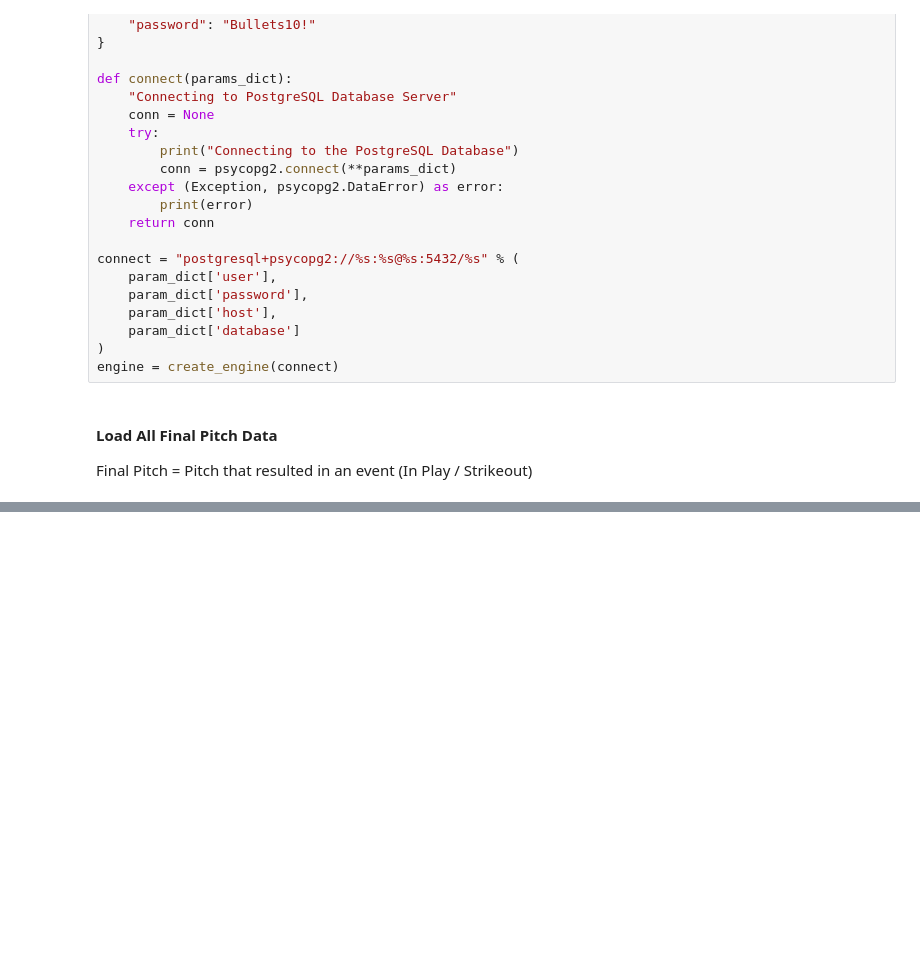
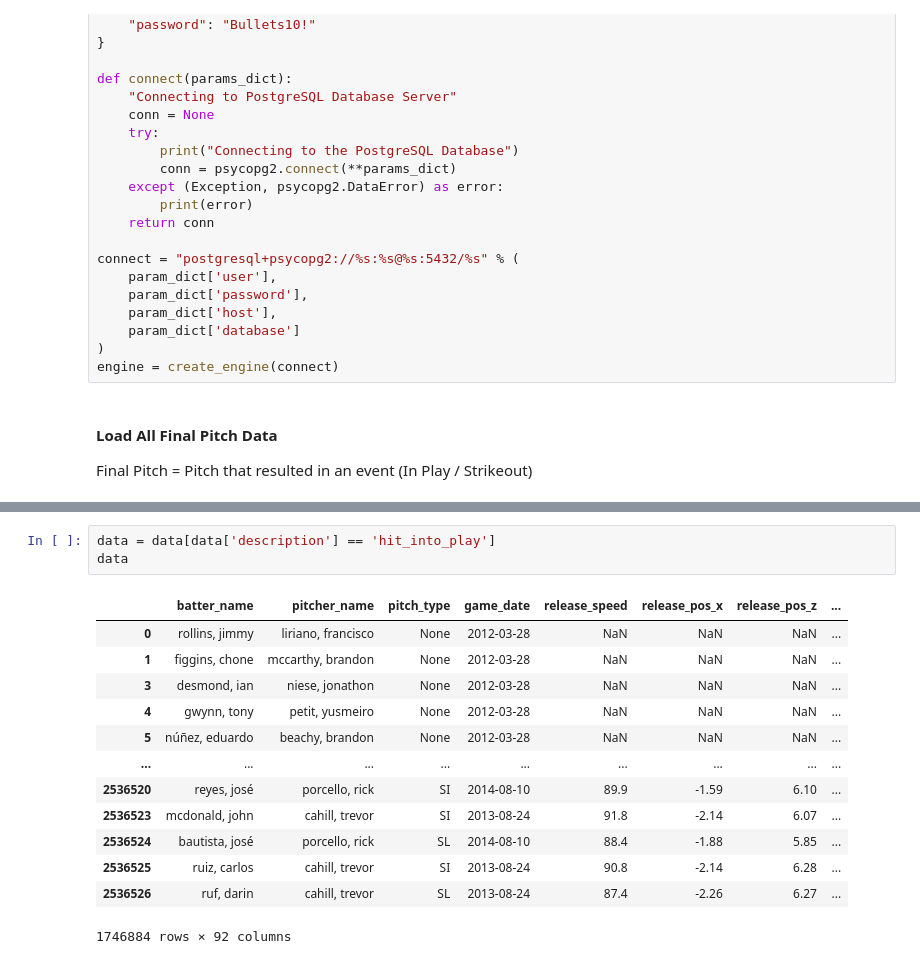
Before and after one commit to JeremyRocheleau/Baseball, a Jupyter notebook: notebook/data/Exploratory Analysis.ipynb, the cells around one changed output, grey strips where cells are left out. Cells and saved outputs as stored; diff of their text form; blank space fills up the shorter version.

```diff
--- a/notebook/data/Exploratory Analysis.ipynb
+++ b/notebook/data/Exploratory Analysis.ipynb
@@ -61,0 +104,17 @@ data.head()
+# %%
+data = data[data['description'] == 'hit_into_play']
+data
+# %% [output]
+|  | batter_name | pitcher_name | pitch_type | game_date | release_speed | release_pos_x | release_pos_z | ... |
+| 0 | rollins, jimmy | liriano, francisco | None | 2012-03-28 | NaN | NaN | NaN | ... |
+| 1 | figgins, chone | mccarthy, brandon | None | 2012-03-28 | NaN | NaN | NaN | ... |
+| 3 | desmond, ian | niese, jonathon | None | 2012-03-28 | NaN | NaN | NaN | ... |
+| 4 | gwynn, tony | petit, yusmeiro | None | 2012-03-28 | NaN | NaN | NaN | ... |
+| 5 | núñez, eduardo | beachy, brandon | None | 2012-03-28 | NaN | NaN | NaN | ... |
+| ... | ... | ... | ... | ... | ... | ... | ... | ... |
+| 2536520 | reyes, josé | porcello, rick | SI | 2014-08-10 | 89.9 | -1.59 | 6.10 | ... |
+| 2536523 | mcdonald, john | cahill, trevor | SI | 2013-08-24 | 91.8 | -2.14 | 6.07 | ... |
+| 2536524 | bautista, josé | porcello, rick | SL | 2014-08-10 | 88.4 | -1.88 | 5.85 | ... |
+| 2536525 | ruiz, carlos | cahill, trevor | SI | 2013-08-24 | 90.8 | -2.14 | 6.28 | ... |
+| 2536526 | ruf, darin | cahill, trevor | SL | 2013-08-24 | 87.4 | -2.26 | 6.27 | ... |
+1746884 rows × 92 columns
```
Also changed, not shown: parts of 15 cells of this notebook.
